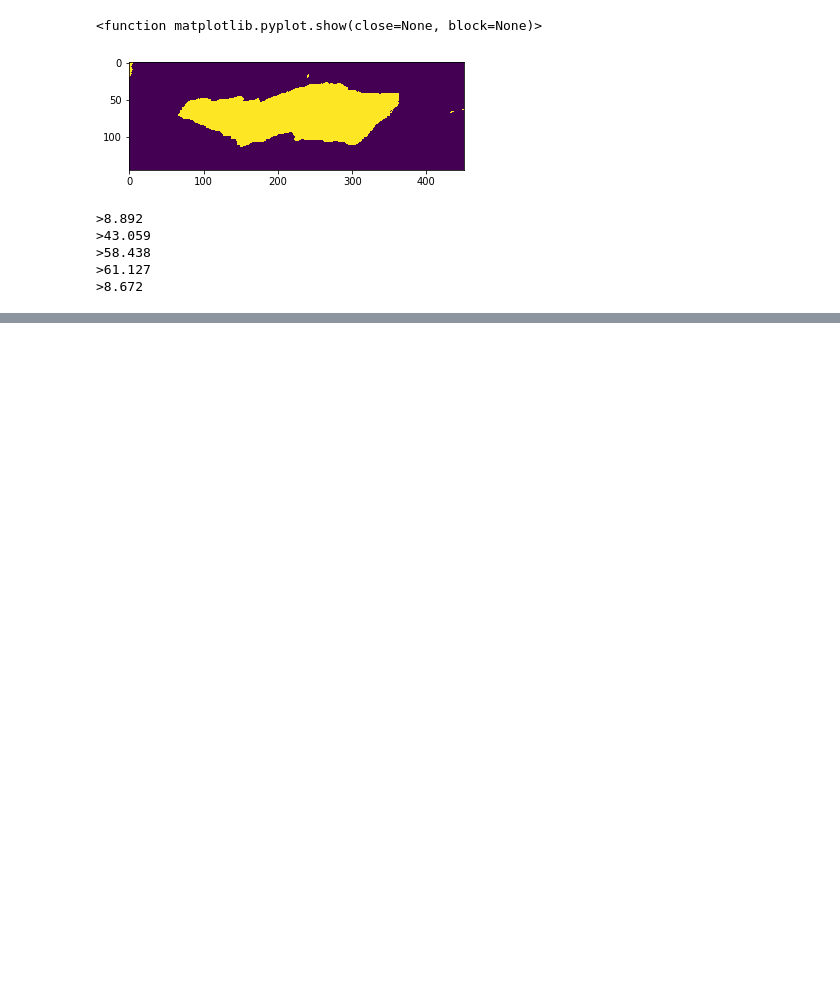
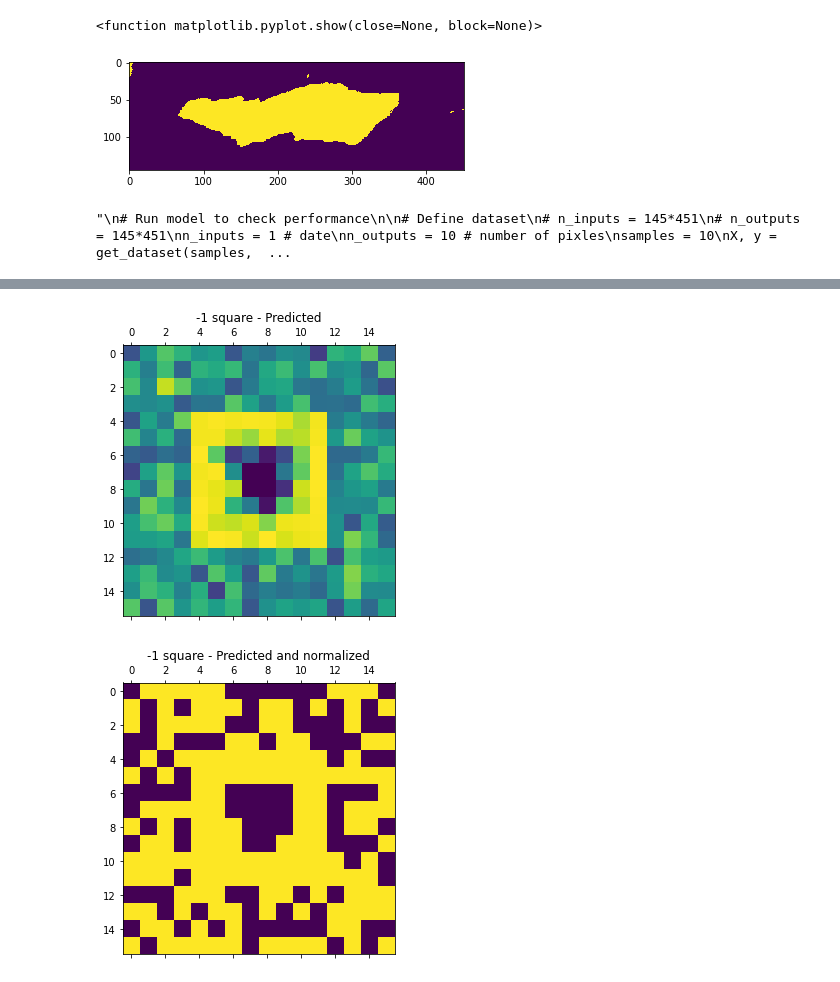
Before and after one commit to marcovc41/AIChallenge, a Jupyter notebook: water-body-prdeiction.ipynb, the cells around one changed output, grey strips where cells are left out. Drawn from its saved outputs; the diff is of its cells as text; code cells hidden in the pictures; blank space fills up the shorter version.

Commit message:
model updated, plotting updated

```diff
--- a/water-body-prdeiction.ipynb
+++ b/water-body-prdeiction.ipynb
@@ -194,7 +206,17 @@ def evaluate_model(X, y):
         print('>%.3f' % mae)
         results.append(mae)
     return results
+# %%
+# Model post-processing
+
+def normalize(y_predicted):
+    max_val = numpy.max(y_predicted)
+    min_val = numpy.min(y_predicted)
+    y_predicted_normalized = (y_predicted - min_val) / (max_val - min_val)
+    y_predicted_normalized_round = numpy.round(y_predicted_normalized)
+    return y_predicted_normalized_round
 # %%
+"""
 # Run model to check performance
 
 # Define dataset
@@ -210,9 +232,6 @@ results = evaluate_model(X, y)
 
 # summarize performance
 print('MAE: %.3f (%.3f)' % (numpy.mean(results), numpy.std(results))) # Mean Absolute Error (MAE)
+"""
 # %% [output]
->8.892
->43.059
->58.438
->61.127
->8.672
+"\n# Run model to check performance\n\n# Define dataset\n# n_inputs = 145*451\n# n_outputs = 145*451\nn_inputs = 1 # date\nn_outputs = 10 # number of pixles\nsamples = 10\nX, y = get_dataset(samples,  ...
@@ -218,0 +316,25 @@ print('MAE: %.3f (%.3f)' % (numpy.mean(results), numpy.std(results))) # Mean Abs
+# %%
+# Define model inputs and training
+
+n_inputs, n_outputs = X.shape[1], y.shape[1]
+# get model
+# model = get_model(n_inputs, n_outputs)
+node_numbers = 100
+model = get_model(X.shape, n_outputs, node_numbers)
+# fit the model on all data
+model.fit(X, y, verbose=0, epochs=200);
+# %%
+# Model Predictions for SQUARES
+rows = 16
+columns = 16
+# %%
+newX = tf.constant([-1])
+y_predicted = model.predict(newX)
+y_predicted_normalized_round = normalize(y_predicted)
+
+title = '-1 square - Predicted'
+ed.plot_map(y_predicted, rows, columns, title)
+
+title = '-1 square - Predicted and normalized'
+ed.plot_map(y_predicted_normalized_round, rows, columns, title)
+# %% [output]
@@ -218,0 +342,2 @@ print('MAE: %.3f (%.3f)' % (numpy.mean(results), numpy.std(results))) # Mean Abs
+[figure, added]
+[figure, added]
```
Also changed, not shown: parts of 18 cells of this notebook, 1 other file.
